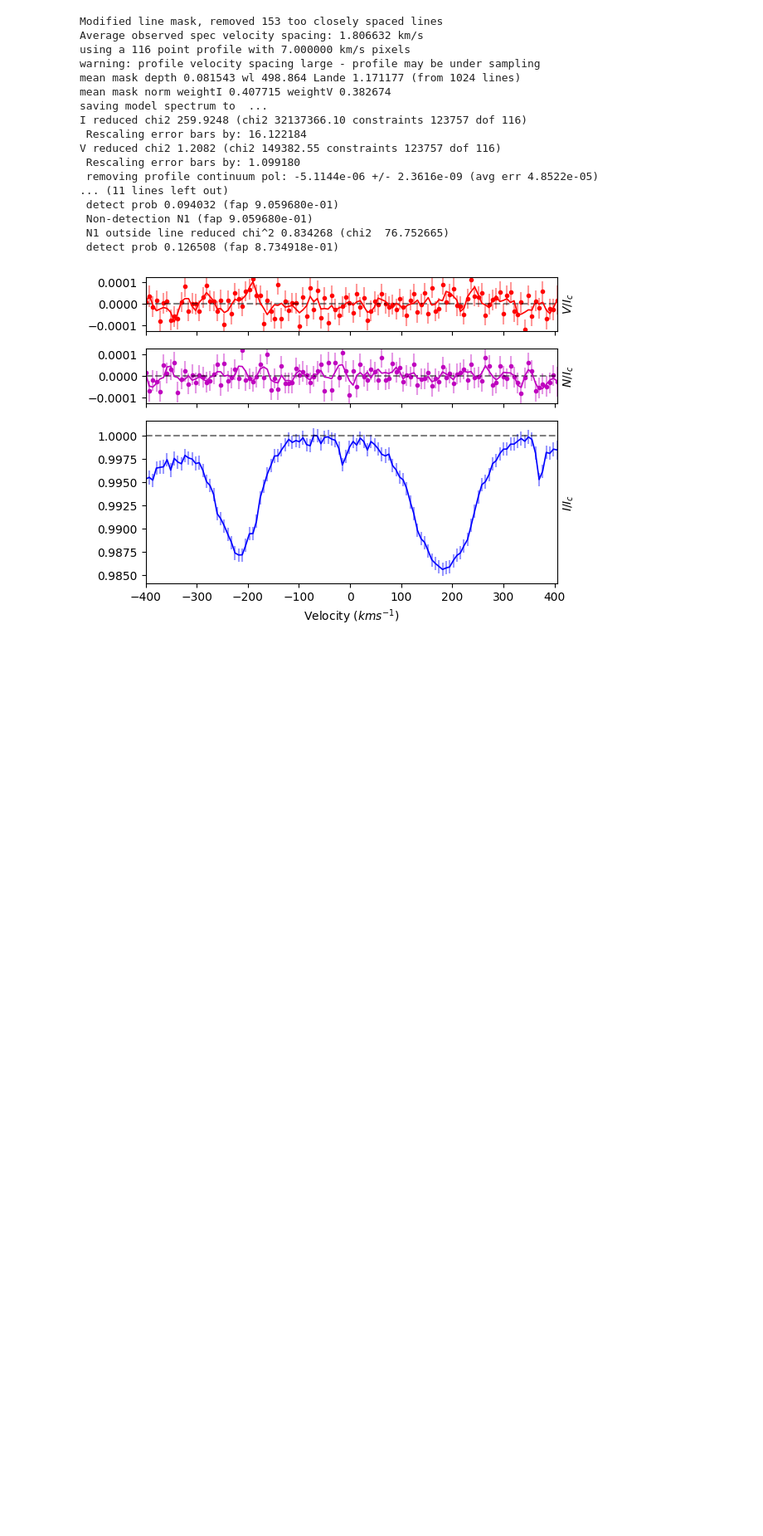
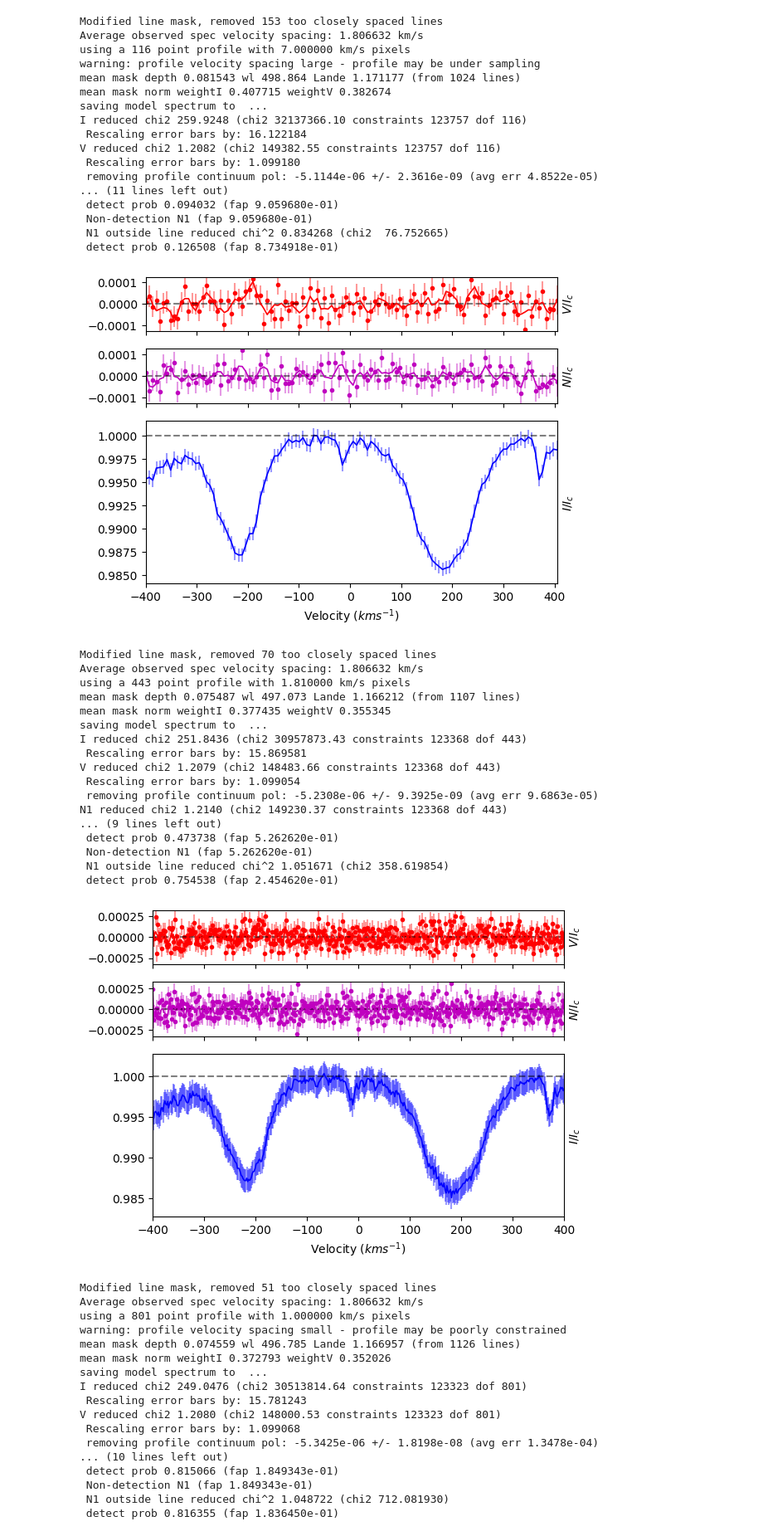
Before and after one commit to AaaaaaalexLi/AlexLiResearch, a Jupyter notebook: Binamics/LSD_BinaryNoTweaking.ipynb, the cells around one changed output. Shown at 83% size. Cells and saved outputs as stored; diff of their text form; code cells hidden in the pictures; blank space fills up the shorter version.

```diff
--- a/Binamics/LSD_BinaryNoTweaking.ipynb
+++ b/Binamics/LSD_BinaryNoTweaking.ipynb
@@ -134,3 +93,68 @@ V reduced chi2 1.2082 (chi2 149382.55 constraints 123757 dof 116)
  N1 outside line reduced chi^2 0.834268 (chi2  76.752665)
  detect prob 0.126508 (fap 8.734918e-01)
 [figure]
+# %%
+velPixels = [None, 1, 4, 7, 10, 15]
+# velPixels = [None]
+lsd_folder = Path('lsdoutputsHD191201/lsdprofiles_changingVelPixel')
+lsd_folder.mkdir(exist_ok=True)
+Bz_results = {}
+
+for velPixel in velPixels:
+    label = 'default' if velPixel is None else f'vp{velPixel}'
+    LSD_outfile = lsd_folder / f'hd191201_E_1308737pn_{label}.lsd'
+    kwargs = {} if velPixel is None else {'velPixel': velPixel}
+
+    lsd, mod = pol.run_lsdpy(obs=sfile, mask=mask_clean, outLSDName=str(LSD_outfile),
+                            velStart=-400, velEnd=400, normDepth=0.2, normLande=1.2, normWave=500.0,
+                            plotLSD=True, outPlotLSDName=str(lsd_folder / f'hd191201_E_1308737pn_{label}_LSD.pdf'),
+                            **kwargs)
+    lsd.save(LSD_outfile)
+    # Bz, fig = lsd.calc_bz(cog='I', norm=1.0, velrange=[-300,-100], bzwidth=80,
+    #                     lambda0=500.0, geff=1.2, plot=True, figsize=(6,6))
+
+    # result = (f"Bz = {Bz['V bz (G)']:.1f} ± {Bz['V bz sig (G)']:.1f} G\n"
+    #         f"V FAP = {Bz['V FAP']:.3g}\n"
+    #         f"Null Bz = {Bz['N1 bz (G)']:.1f} ± {Bz['N1 bz sig (G)']:.1f} G\n"
+    #         f"Null FAP = {Bz['N1 FAP']:.3g}")
+    # Bz_results[label] = Bz
+    # fig.subplots_adjust(bottom=0.23)
+    # fig.text(0.15, 0.02, result, fontsize=9, va='bottom')
+    # fig.savefig(output_folder / f'hd191201_E_1308737pn_LeftComponent_{label}_norm1.0_Bz.pdf', bbox_inches='tight')
+    # print(f'{label}: Bz = {Bz}')
+# %% [output]
+Modified line mask, removed 70 too closely spaced lines
+Average observed spec velocity spacing: 1.806632 km/s
+using a 443 point profile with 1.810000 km/s pixels
+mean mask depth 0.075487 wl 497.073 Lande 1.166212 (from 1107 lines)
+mean mask norm weightI 0.377435 weightV 0.355345
+saving model spectrum to  ...
+I reduced chi2 251.8436 (chi2 30957873.43 constraints 123368 dof 443)
+ Rescaling error bars by: 15.869581
+V reduced chi2 1.2079 (chi2 148483.66 constraints 123368 dof 443)
+ Rescaling error bars by: 1.099054
+ removing profile continuum pol: -5.2308e-06 +/- 9.3925e-09 (avg err 9.6863e-05)
+N1 reduced chi2 1.2140 (chi2 149230.37 constraints 123368 dof 443)
+... (9 lines left out)
+ detect prob 0.473738 (fap 5.262620e-01)
+ Non-detection N1 (fap 5.262620e-01)
+ N1 outside line reduced chi^2 1.051671 (chi2 358.619854)
+ detect prob 0.754538 (fap 2.454620e-01)
+[figure, added]
+Modified line mask, removed 51 too closely spaced lines
+Average observed spec velocity spacing: 1.806632 km/s
+using a 801 point profile with 1.000000 km/s pixels
+warning: profile velocity spacing small - profile may be poorly constrained
+mean mask depth 0.074559 wl 496.785 Lande 1.166957 (from 1126 lines)
+mean mask norm weightI 0.372793 weightV 0.352026
+saving model spectrum to  ...
+I reduced chi2 249.0476 (chi2 30513814.64 constraints 123323 dof 801)
+ Rescaling error bars by: 15.781243
+V reduced chi2 1.2080 (chi2 148000.53 constraints 123323 dof 801)
+ Rescaling error bars by: 1.099068
+ removing profile continuum pol: -5.3425e-06 +/- 1.8198e-08 (avg err 1.3478e-04)
+... (10 lines left out)
+ detect prob 0.815066 (fap 1.849343e-01)
+ Non-detection N1 (fap 1.849343e-01)
+ N1 outside line reduced chi^2 1.048722 (chi2 712.081930)
+ detect prob 0.816355 (fap 1.836450e-01)
```
Also changed, not shown: parts of 7 cells of this notebook, 47 other files.
